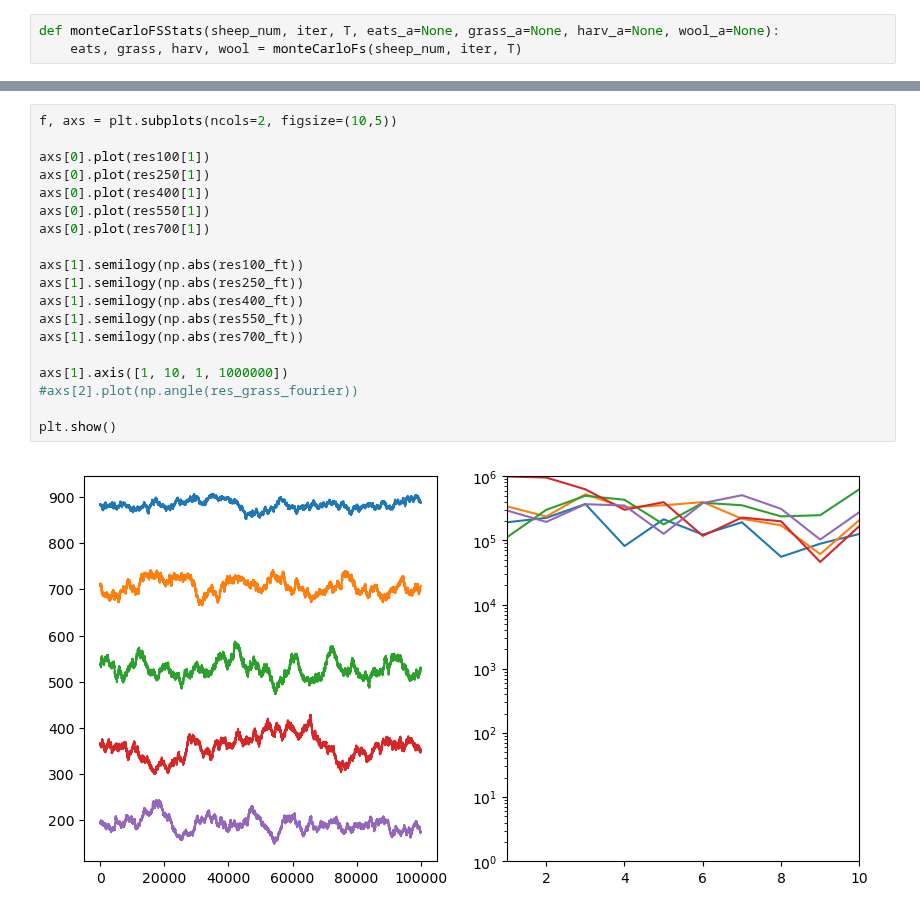
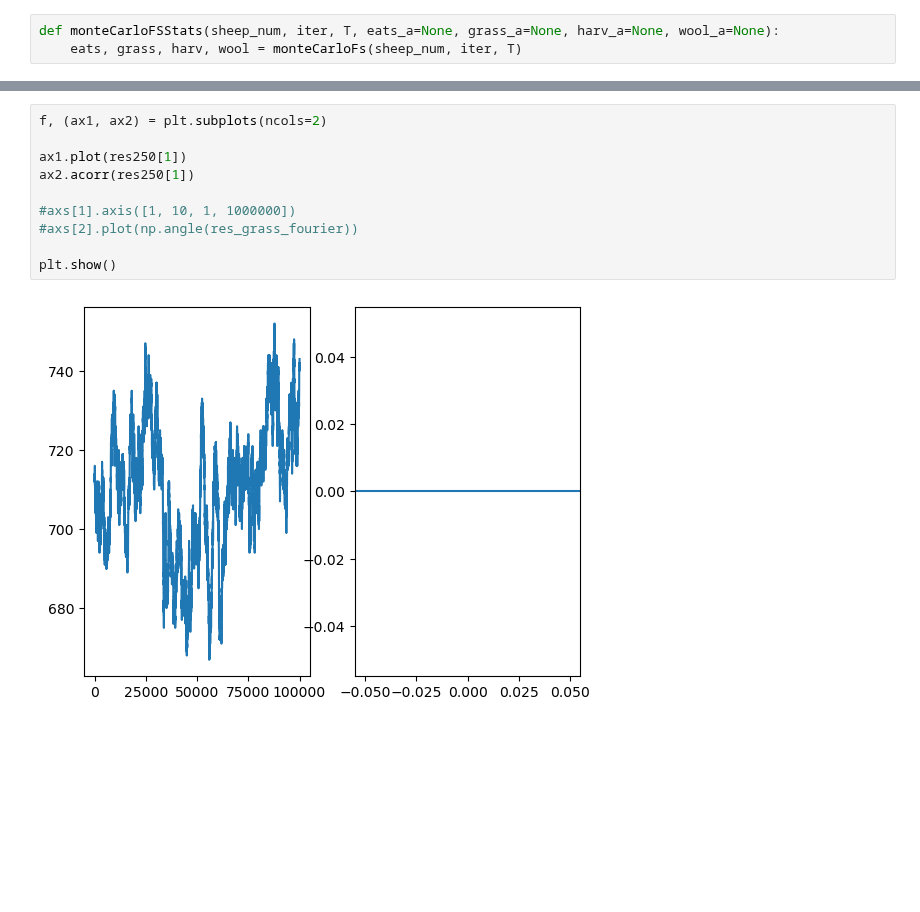
Before and after one commit to ELFREELAND/minecraft_sheep, a Jupyter notebook: monte_carlo_sim.ipynb, the cells around one changed output, grey strips where cells are left out. Drawn from its saved outputs; the diff is of its cells as text; blank space fills up the shorter version.

```diff
--- a/monte_carlo_sim.ipynb
+++ b/monte_carlo_sim.ipynb
@@ -156,23 +144,14 @@ completed sim with N=400
 completed sim with N=550
 completed sim with N=700
 # %%
-f, axs = plt.subplots(ncols=2, figsize=(10,5))
+f, (ax1, ax2) = plt.subplots(ncols=2)
 
-axs[0].plot(res100[1])
-axs[0].plot(res250[1])
-axs[0].plot(res400[1])
-axs[0].plot(res550[1])
-axs[0].plot(res700[1])
+ax1.plot(res250[1])
+ax2.acorr(res250[1])
 
-axs[1].semilogy(np.abs(res100_ft))
-axs[1].semilogy(np.abs(res250_ft))
-axs[1].semilogy(np.abs(res400_ft))
-axs[1].semilogy(np.abs(res550_ft))
-axs[1].semilogy(np.abs(res700_ft))
-
-axs[1].axis([1, 10, 1, 1000000])
+#axs[1].axis([1, 10, 1, 1000000])
 #axs[2].plot(np.angle(res_grass_fourier))
 
 plt.show()
 # %% [output]
-[figure, old version]
+[figure, new version]
```
Also changed, not shown: parts of 4 cells of this notebook, 5 other files.
